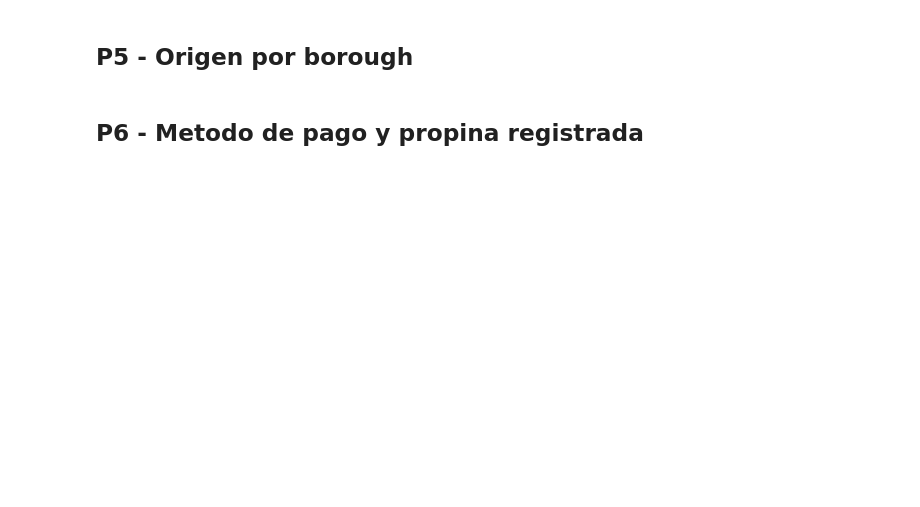
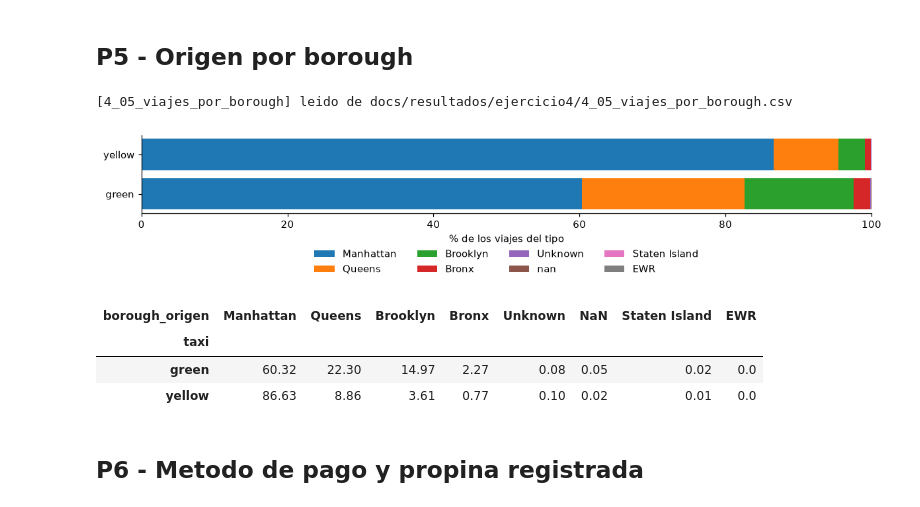
Before and after one commit to nicollegordillo/duckdb, a Jupyter notebook: notebooks/ejercicio4_analisis.ipynb, the cells around one changed output. Cells and saved outputs as stored; diff of their text form; code cells hidden in the pictures; blank space fills up the shorter version.

```diff
--- a/notebooks/ejercicio4_analisis.ipynb
+++ b/notebooks/ejercicio4_analisis.ipynb
@@ -97,18 +162,25 @@ p4.set_index("taxi").T
 # %% [markdown]
 ## P5 - Origen por borough
 # %%
-p5 = correr("sql/ejercicio4/4_05_viajes_por_borough.sql")
+p5 = cargar("sql/ejercicio4/4_05_viajes_por_borough.sql")
 m = p5.pivot(index="taxi", columns="borough_origen", values="pct_del_tipo").fillna(0)
 m = m[m.sum().sort_values(ascending=False).index]
 fig, eje = plt.subplots(figsize=(11, 2.6))
 izq = np.zeros(len(m))
 for col in m.columns:
     eje.barh(m.index, m[col], left=izq, label=col)
     izq += m[col].values
 eje.set_xlabel("% de los viajes del tipo")
 eje.legend(ncol=4, bbox_to_anchor=(0.5, -0.35), loc="upper center", frameon=False)
 guardar(fig, "p5_borough")
 m.round(2)
+# %% [output]
+[4_05_viajes_por_borough] leido de docs/resultados/ejercicio4/4_05_viajes_por_borough.csv
+[figure, added]
+| borough_origen | Manhattan | Queens | Brooklyn | Bronx | Unknown | NaN | Staten Island | EWR |
+| taxi |  |  |  |  |  |  |  |  |
+| green | 60.32 | 22.30 | 14.97 | 2.27 | 0.08 | 0.05 | 0.02 | 0.0 |
+| yellow | 86.63 | 8.86 | 3.61 | 0.77 | 0.10 | 0.02 | 0.01 | 0.0 |
 # %% [markdown]
 ## P6 - Metodo de pago y propina registrada
 # %%
```
Also changed, not shown: parts of 13 cells of this notebook, 34 other files.
